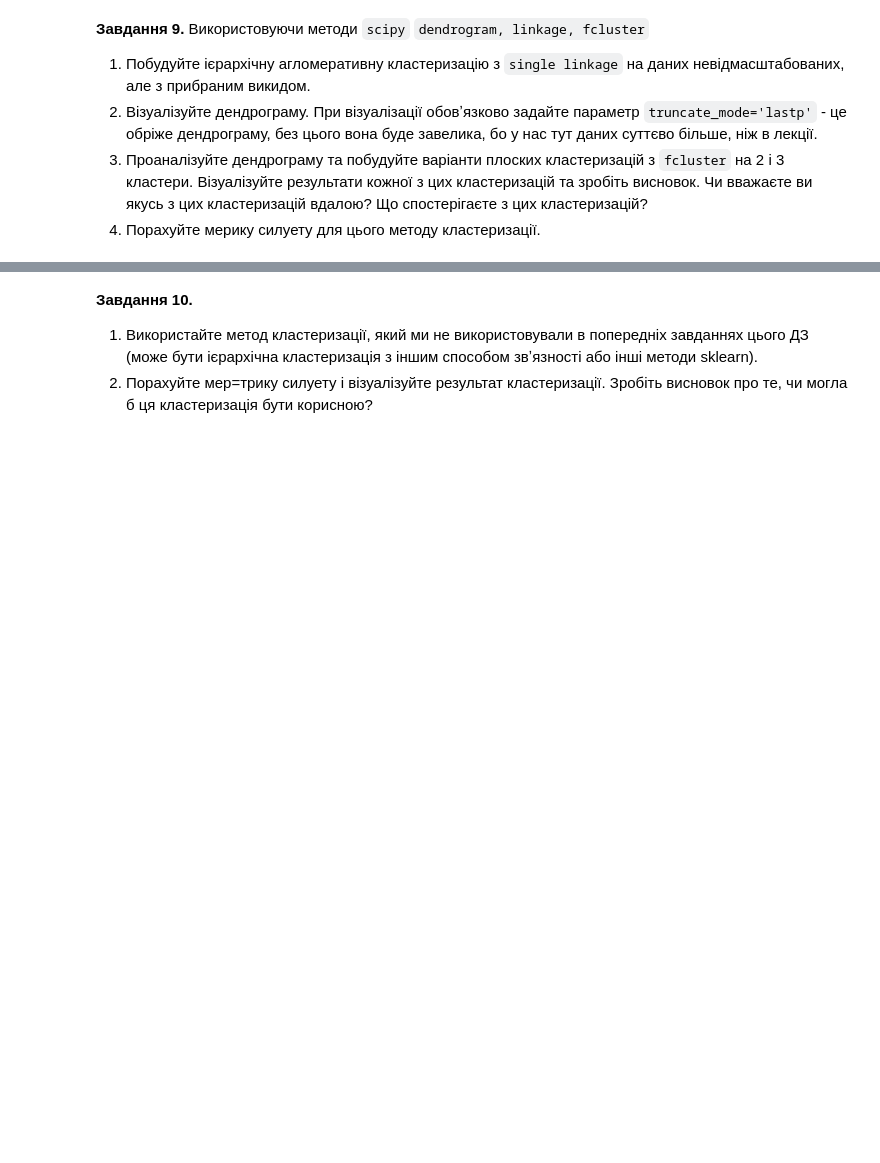
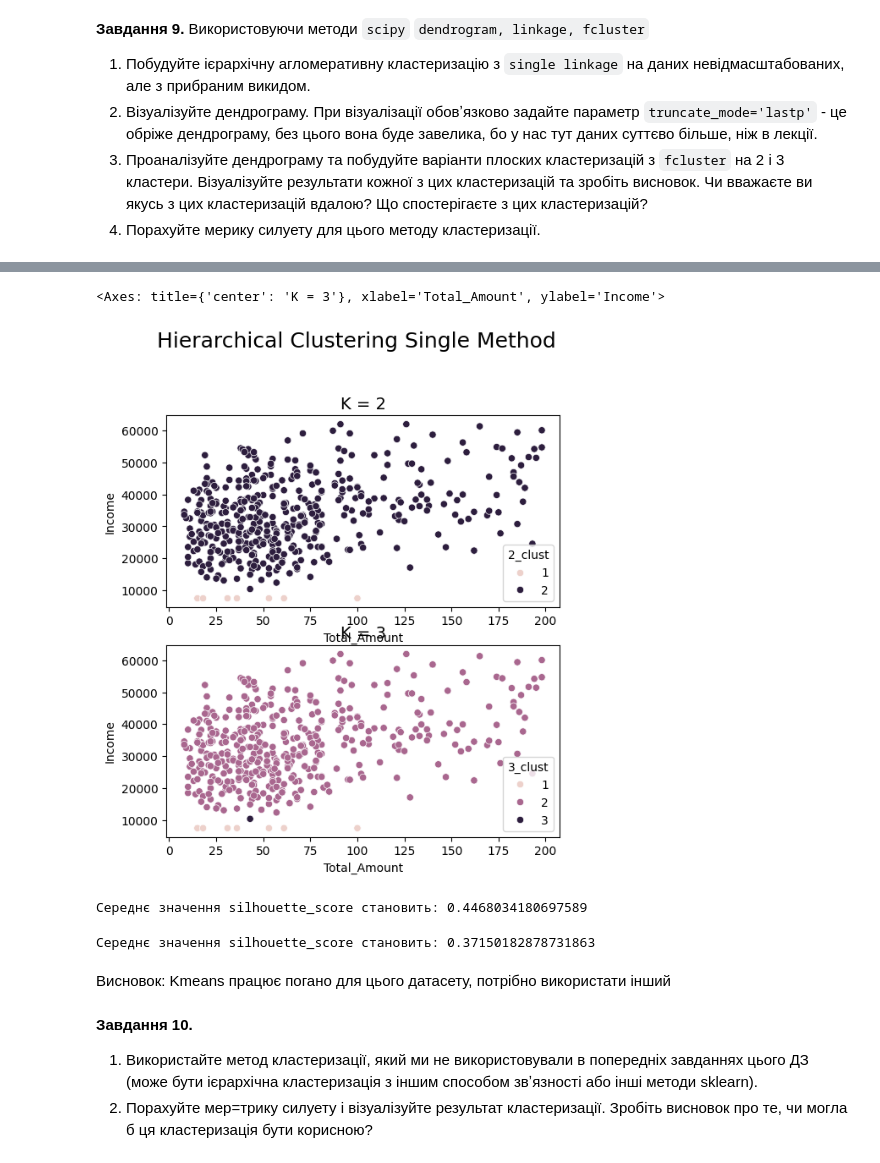
Before and after one commit to nikishkaaa/ML-Course, a Jupyter notebook: "HW_Алгоритми_кластеризації_ipynb".ipynb, the cells around one changed output, grey strips where cells are left out. Drawn from its saved outputs; the diff is of its cells as text; code cells hidden in the pictures; blank space fills up the shorter version.

```diff
--- a/"HW_Алгоритми_кластеризації_ipynb".ipynb
+++ b/"HW_Алгоритми_кластеризації_ipynb".ipynb
@@ -419,0 +432,3 @@ plt.show()
+# %%
+X_new['2_clust'] = fcluster(dist_sin, 2, criterion='maxclust')
+X_new['3_clust'] = fcluster(dist_sin, 3, criterion='maxclust')
@@ -420,3 +445,36 @@ plt.show()
+# %%
+plt.figure(figsize=(6,10))
+
+plt.suptitle("Hierarchical Clustering Single Method",fontsize=18)
+
+plt.subplot(3,1,1)
+plt.title("K = 2",fontsize=14)
+sns.scatterplot(x="Total_Amount",y="Income", data=X_new, hue="2_clust")
+
+plt.subplot(3,1,2)
+plt.title("K = 3",fontsize=14)
+sns.scatterplot(x="Total_Amount",y="Income", data=X_new, hue="3_clust")
+# %% [output]
+<Axes: title={'center': 'K = 3'}, xlabel='Total_Amount', ylabel='Income'>
+[figure, added]
+# %%
+silhouette_avg = silhouette_score(X_new, X_new['2_clust'])
+print(
+        "Середнє значення silhouette_score становить:",
+        silhouette_avg,
+    )
+# %% [output]
+Середнє значення silhouette_score становить: 0.4468034180697589
+# %%
+silhouette_avg = silhouette_score(X_new, X_new['3_clust'])
+print(
+        "Середнє значення silhouette_score становить:",
+        silhouette_avg,
+    )
+# %% [output]
+Середнє значення silhouette_score становить: 0.37150182878731863
+# %% [markdown]
+Висновок: Kmeans працює погано для цього датасету, потрібно використати інший
 # %% [markdown]
 **Завдання 10.**
 1. Використайте метод кластеризації, який ми не використовували в попередніх завданнях цього ДЗ (може бути ієрархічна кластеризація з іншим способом звʼязності або інші методи sklearn).
```
Also changed, not shown: parts of 19 cells of this notebook.
